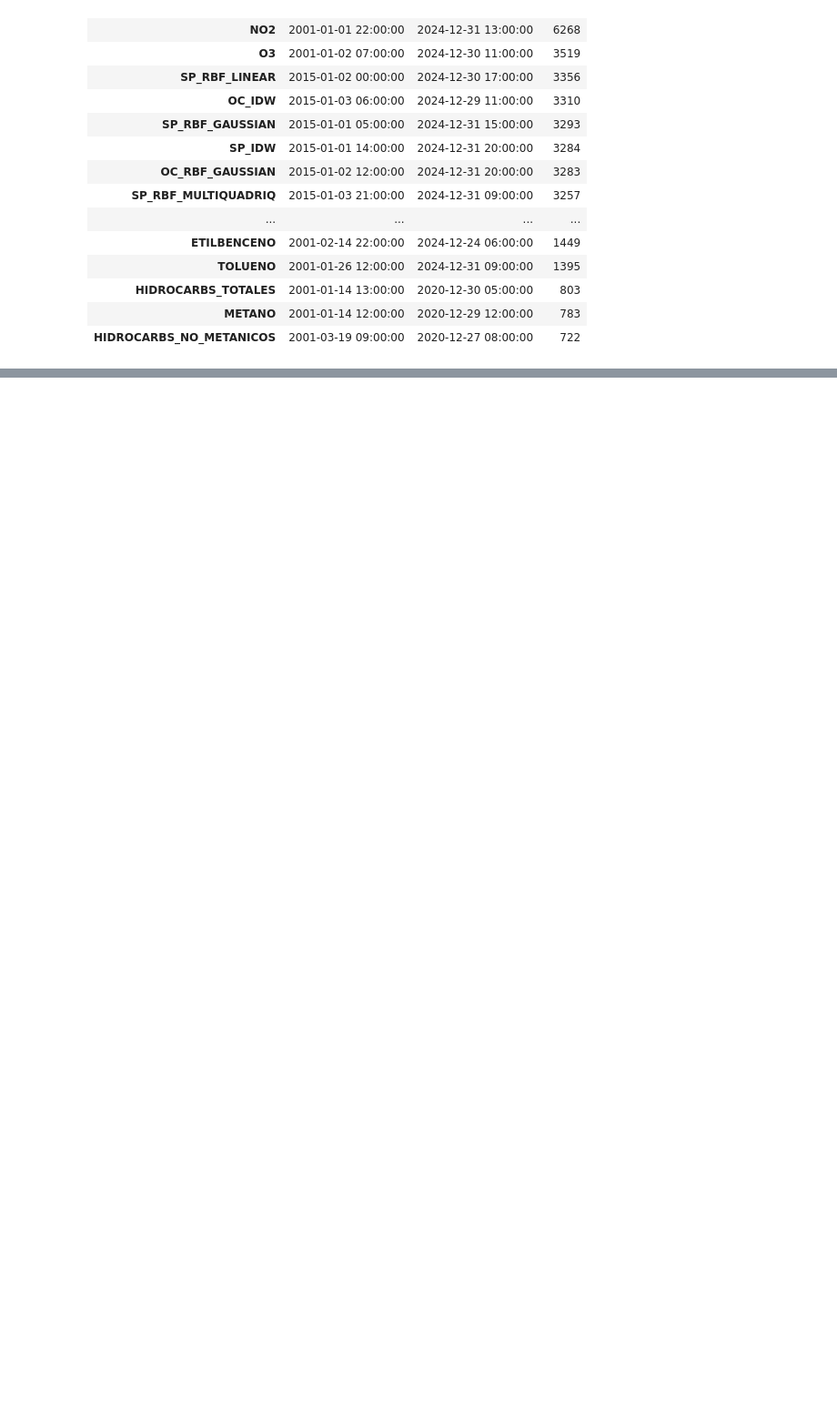
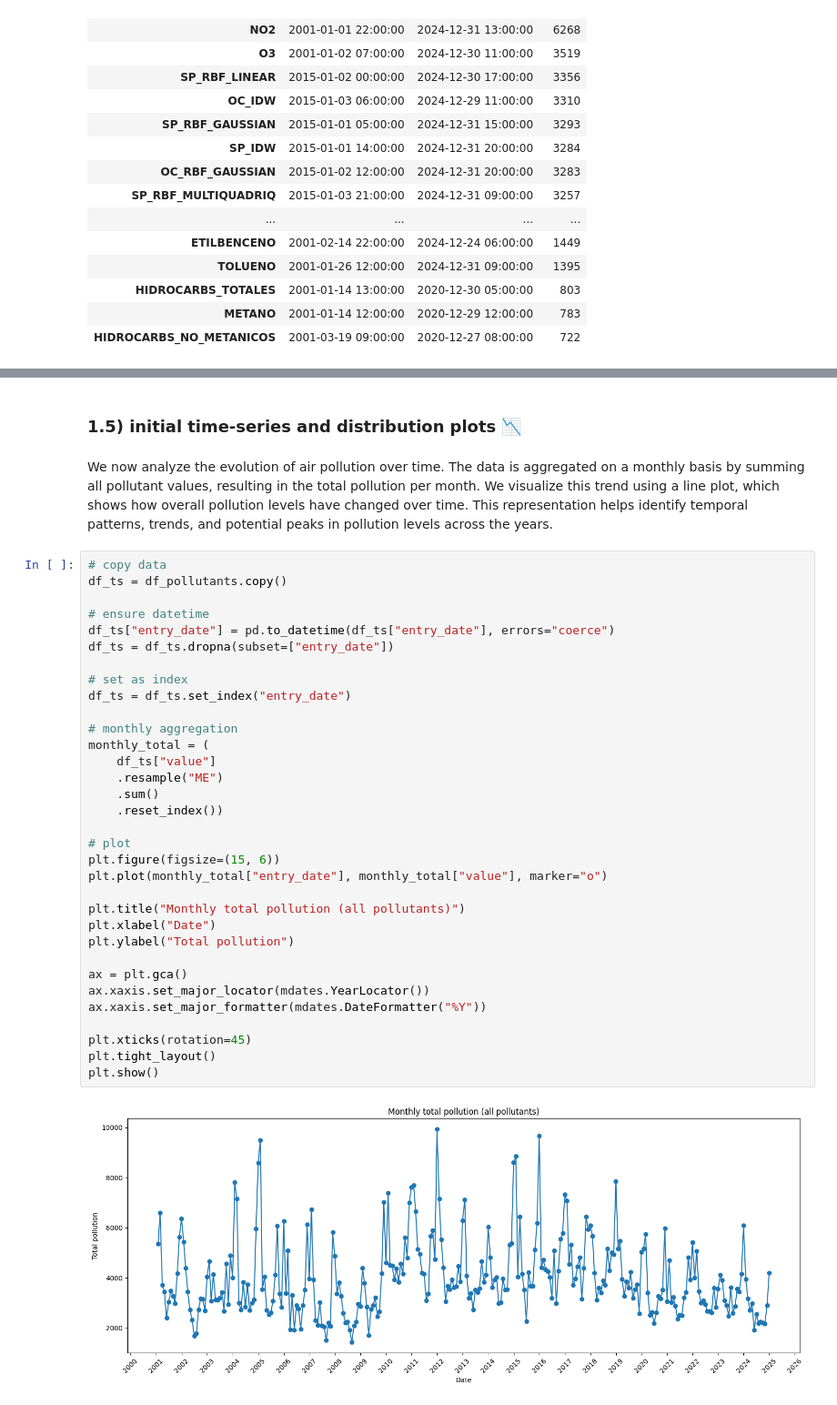
Before and after one commit to giulicastelli/project-advance-coding, a Jupyter notebook: turco.ipynb, the cells around one changed output, grey strips where cells are left out. Shown at 91% size. Saved outputs shown, nothing was run; the diff lists cells and outputs as text; blank space fills up the shorter version.

```diff
--- a/turco.ipynb
+++ b/turco.ipynb
@@ -138,0 +411,39 @@ display(sensor_coverage.sort_values("count", ascending=False))
+# %% [markdown]
+### 1.5)  initial time-series and distribution plots 📉
+# %% [markdown]
+We now analyze the evolution of air pollution over time. The data is aggregated on a monthly basis by summing all pollutant values, resulting in the total pollution per month. We visualize this trend using a line plot, which shows how overall pollution levels have changed over time. This representation helps identify temporal patterns, trends, and potential peaks in pollution levels across the years.
+# %%
+# copy data
+df_ts = df_pollutants.copy()
+
+# ensure datetime
+df_ts["entry_date"] = pd.to_datetime(df_ts["entry_date"], errors="coerce")
+df_ts = df_ts.dropna(subset=["entry_date"])
+
+# set as index
+df_ts = df_ts.set_index("entry_date")
+
+# monthly aggregation
+monthly_total = (
+    df_ts["value"]
+    .resample("ME")
+    .sum()
+    .reset_index())
+
+# plot
+plt.figure(figsize=(15, 6))
+plt.plot(monthly_total["entry_date"], monthly_total["value"], marker="o")
+
+plt.title("Monthly total pollution (all pollutants)")
+plt.xlabel("Date")
+plt.ylabel("Total pollution")
+
+ax = plt.gca()
+ax.xaxis.set_major_locator(mdates.YearLocator())
+ax.xaxis.set_major_formatter(mdates.DateFormatter("%Y"))
+
+plt.xticks(rotation=45)
+plt.tight_layout()
+plt.show()
+# %% [output]
+[figure, added]
```
Also changed, not shown: parts of 53 cells of this notebook.
